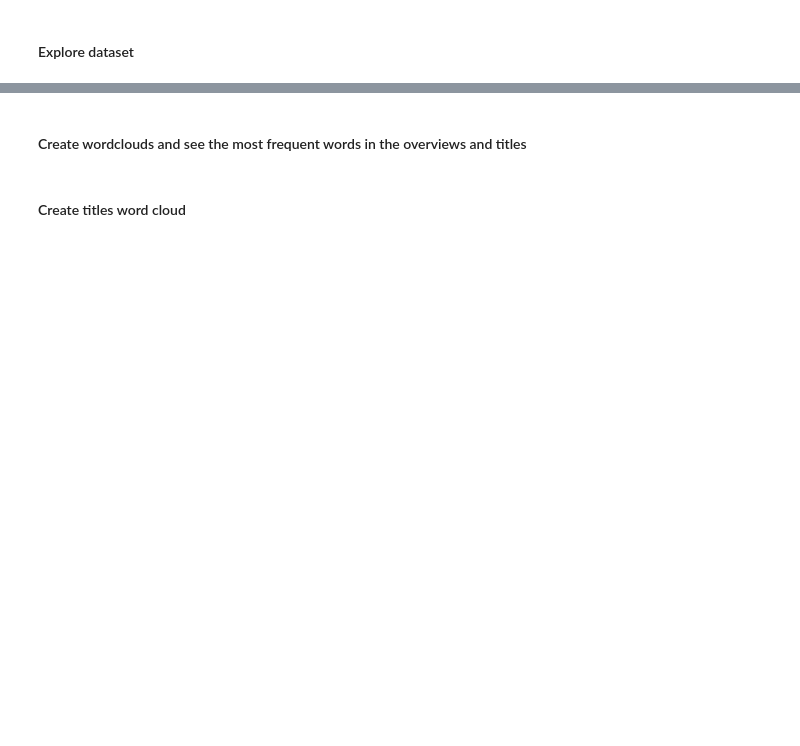
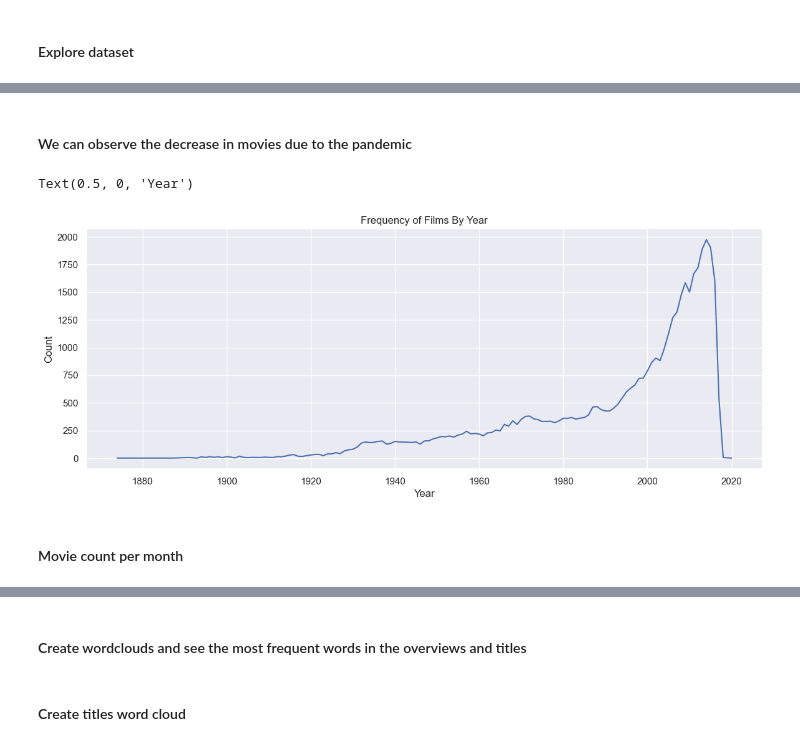
Before and after one commit to Arevalojj2020/PI_01, a Jupyter notebook: Processing/EDA.ipynb, the cells around one changed output, grey strips where cells are left out. Drawn from its saved outputs; the diff is of its cells as text; code cells hidden in the pictures; blank space fills up the shorter version.

```diff
--- a/Processing/EDA.ipynb
+++ b/Processing/EDA.ipynb
@@ -77,0 +188,14 @@ memory usage: 1.4+ MB
+# %% [markdown]
+#### We can observe the decrease in movies due to the pandemic
+# %%
+count_by_year = ML_dataset.groupby("release_year")["title"].count()
+plt.figure(figsize = (14, 5))
+count_by_year.plot()
+plt.title("Frequency of Films By Year")
+plt.ylabel("Count")
+plt.xlabel("Year")
+# %% [output]
+Text(0.5, 0, 'Year')
+[figure, added]
+# %% [markdown]
+#### Movie count per month
```
Also changed, not shown: parts of 119 cells of this notebook, 5 other files.
